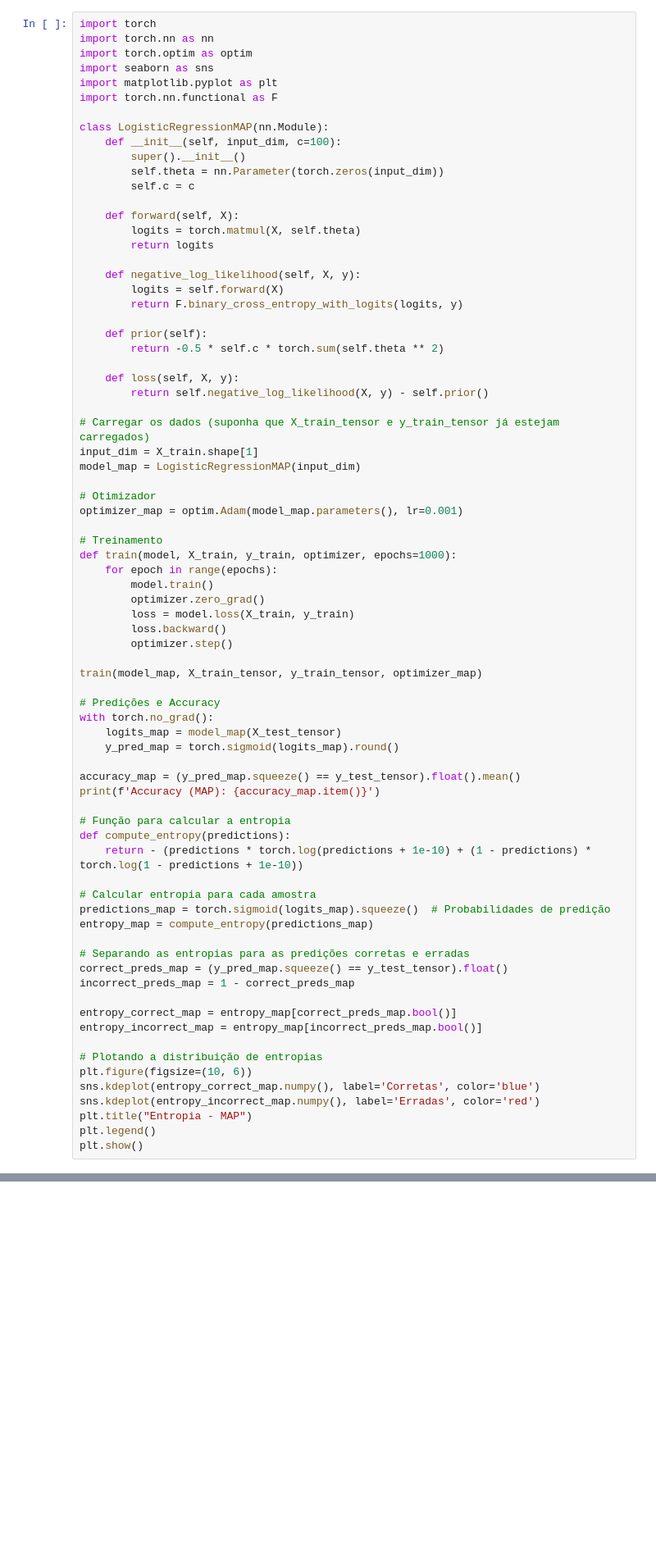
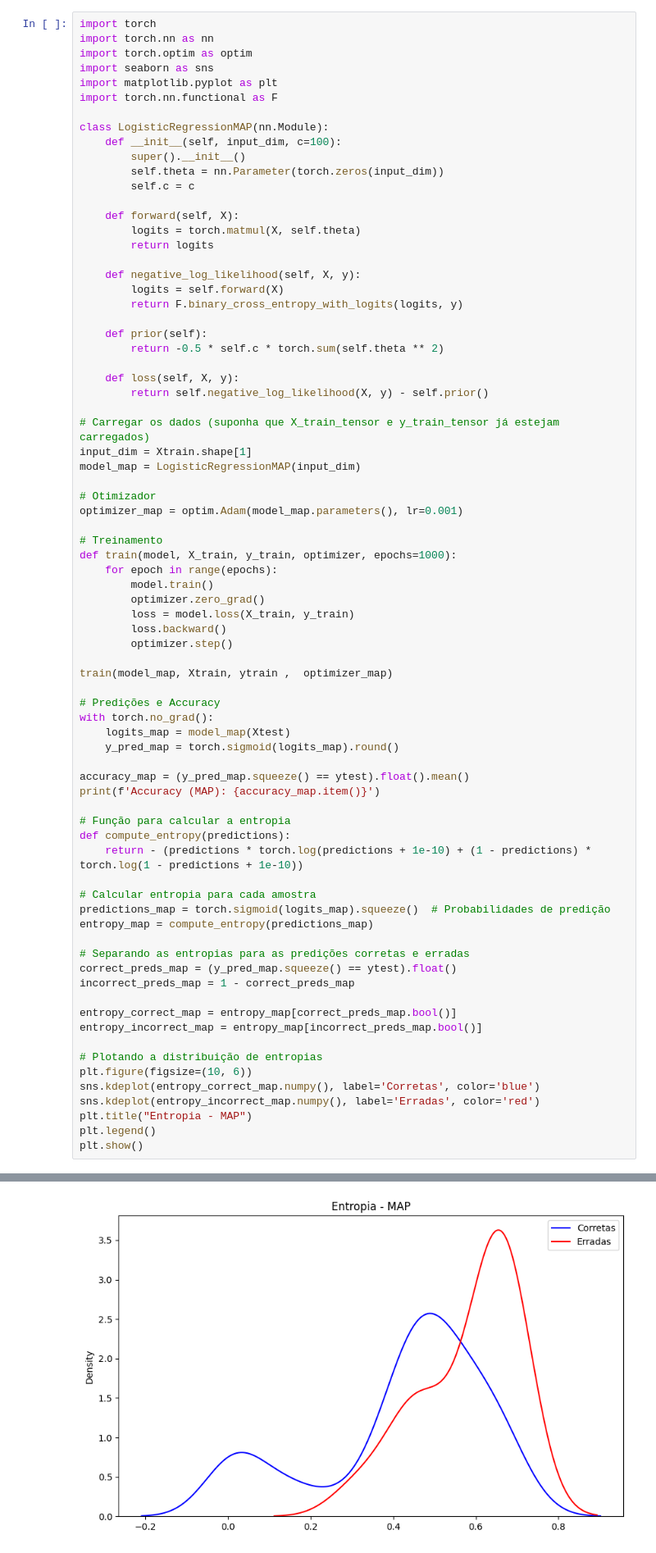
Before and after one commit to Miguel8219/Projeto-ML, a Jupyter notebook: ML/Exercicio_1 (3).ipynb, the cells around one changed output, grey strips where cells are left out. Shown at 82% size. Drawn from its saved outputs; the diff is of its cells as text; blank space fills up the shorter version.

```diff
--- a/ML/Exercicio_1 (3).ipynb
+++ b/ML/Exercicio_1 (3).ipynb
@@ -480,7 +480,7 @@ class LogisticRegressionMAP(nn.Module):
         return self.negative_log_likelihood(X, y) - self.prior()
 
 # Carregar os dados (suponha que X_train_tensor e y_train_tensor já estejam carregados)
-input_dim = X_train.shape[1]
+input_dim = Xtrain.shape[1]
 model_map = LogisticRegressionMAP(input_dim)
 
 # Otimizador
@@ -495,14 +495,14 @@ def train(model, X_train, y_train, optimizer, epochs=1000):
         loss.backward()
         optimizer.step()
 
-train(model_map, X_train_tensor, y_train_tensor, optimizer_map)
+train(model_map, Xtrain, ytrain ,  optimizer_map)
 
 # Predições e Accuracy
 with torch.no_grad():
-    logits_map = model_map(X_test_tensor)
+    logits_map = model_map(Xtest)
     y_pred_map = torch.sigmoid(logits_map).round()
 
-accuracy_map = (y_pred_map.squeeze() == y_test_tensor).float().mean()
+accuracy_map = (y_pred_map.squeeze() == ytest).float().mean()
 print(f'Accuracy (MAP): {accuracy_map.item()}')
 
 # Função para calcular a entropia
@@ -514,7 +514,7 @@ predictions_map = torch.sigmoid(logits_map).squeeze()  # Probabilidades de predi
 entropy_map = compute_entropy(predictions_map)
 
 # Separando as entropias para as predições corretas e erradas
-correct_preds_map = (y_pred_map.squeeze() == y_test_tensor).float()
+correct_preds_map = (y_pred_map.squeeze() == ytest).float()
 incorrect_preds_map = 1 - correct_preds_map
 
 entropy_correct_map = entropy_map[correct_preds_map.bool()]
@@ -532,3 +532,4 @@ NameError: name 'X_train' is not defined
+[figure, added]
 # %% [markdown]
 O modelo que utiliza a Estimativa de Máximo a Posteriori (MAP) visa maximizar a distribuição a posteriori. No entanto, como a única medida de incerteza em relação à predição é a estimativa pontual dos parâmetros, esse modelo não quantifica bem a incerteza das predições. Isso explica a alta densidade de probabilidade, com a entropia próxima de 0 nas predições corretas — ou seja, quando o modelo acerta, ele tem uma alta confiança em sua previsão. Por outro lado, nas predições incorretas, o modelo tende a demonstrar mais incerteza sobre o resultado previsto.
 # %%
```
Also changed, not shown: parts of 5 cells of this notebook.
